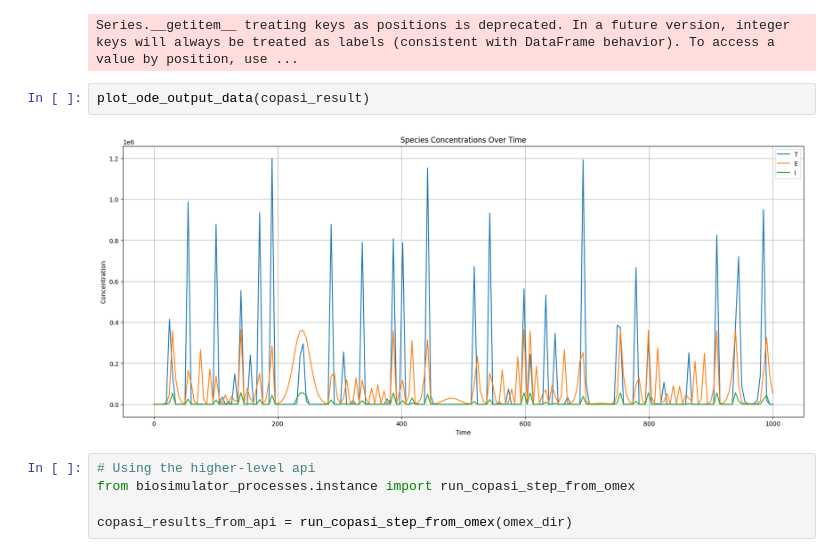
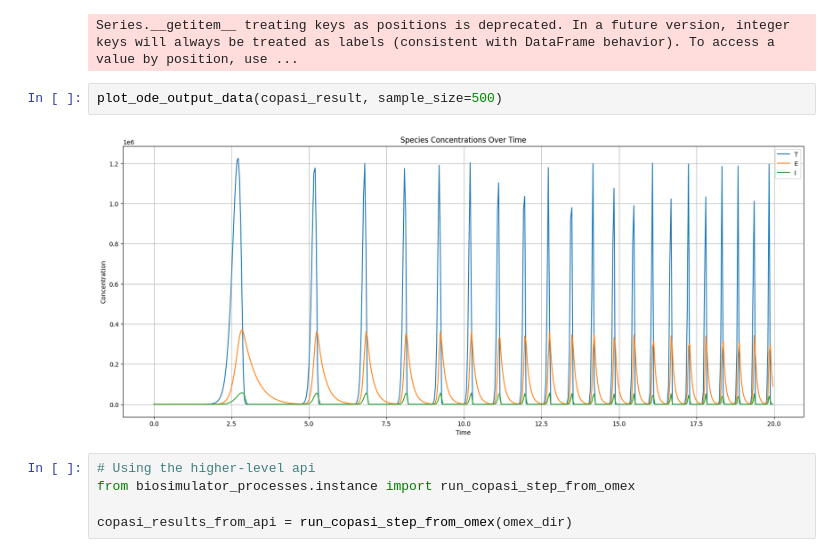
Before and after one commit to vivarium-collective/biosimulator-processes, a Jupyter notebook: demos/ode_process_demo.ipynb, the cells around one changed output. Cells and saved outputs as stored; diff of their text form.

Commit message:
feat: updated output

```diff
--- a/demos/ode_process_demo.ipynb
+++ b/demos/ode_process_demo.ipynb
@@ -57,9 +55,9 @@ copasi_result = copasi_step.update({})
 # %% [output]
 Series.__getitem__ treating keys as positions is deprecated. In a future version, integer keys will always be treated as labels (consistent with DataFrame behavior). To access a value by position, use ...
 # %%
-plot_ode_output_data(copasi_result)
+plot_ode_output_data(copasi_result, sample_size=500)
 # %% [output]
-[figure, old version]
+[figure, new version]
 # %%
 # Using the higher-level api
 from biosimulator_processes.instance import run_copasi_step_from_omex
```
Also changed, not shown: parts of 12 cells of this notebook, 5 other files.
